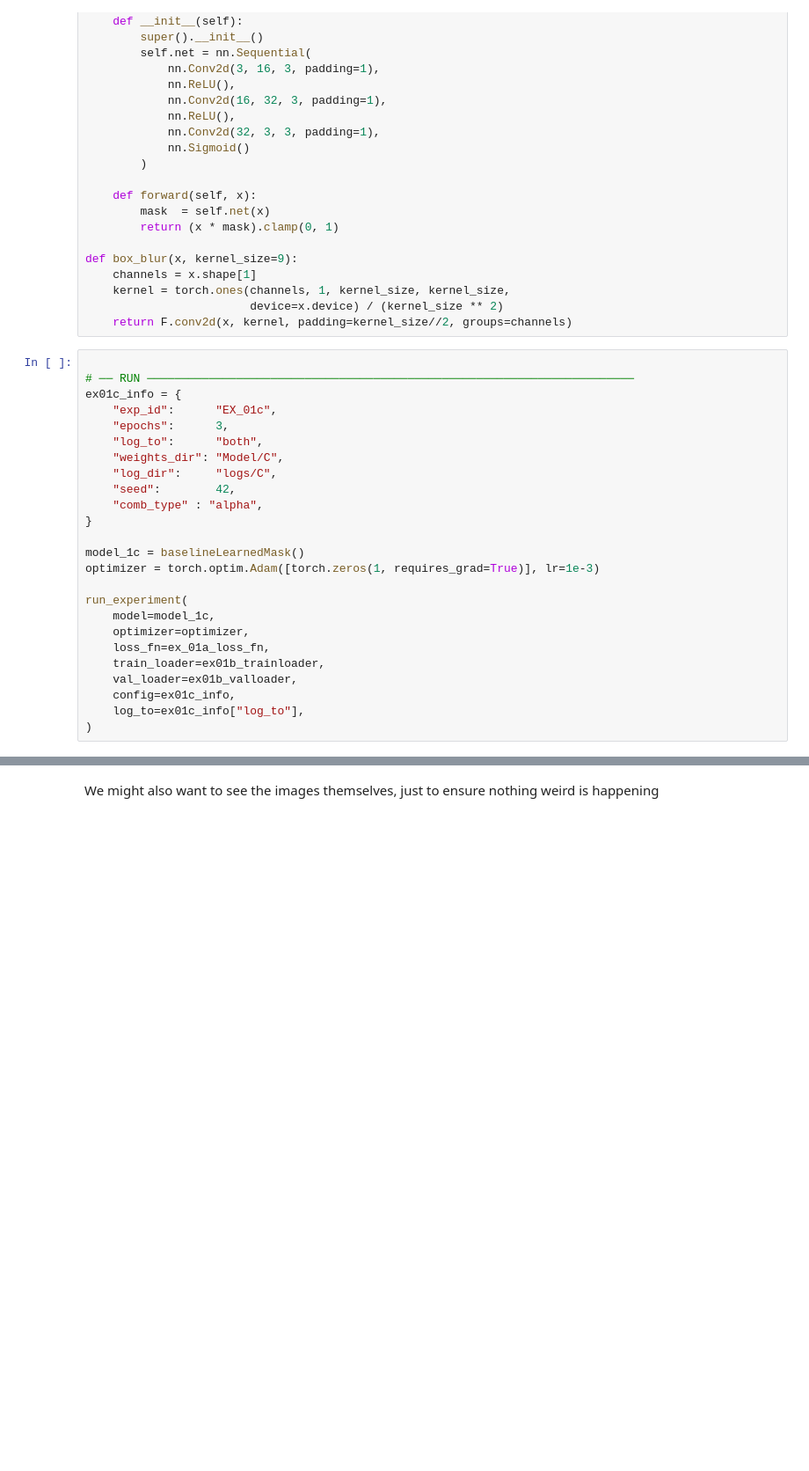
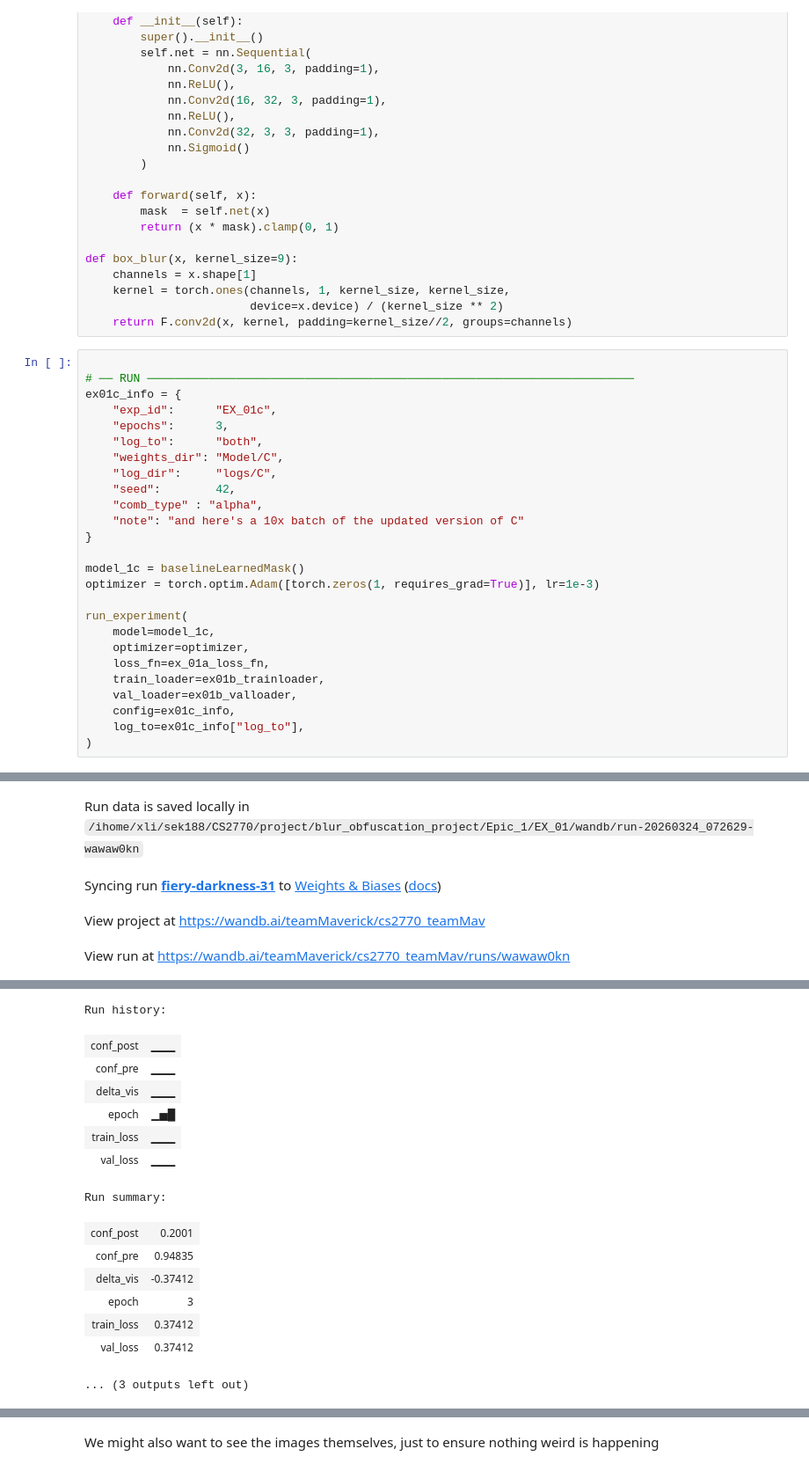
Before and after one commit to SodiKroehler/blur_obfuscation_project, a Jupyter notebook: Epic_1/EX_01/EX_01.ipynb, the cells around one changed output, grey strips where cells are left out. Shown at 88% size. Saved outputs shown, nothing was run; the diff lists cells and outputs as text; blank space fills up the shorter version.

```diff
--- a/Epic_1/EX_01/EX_01.ipynb
+++ b/Epic_1/EX_01/EX_01.ipynb
@@ -379,6 +364,7 @@ ex01c_info = {
     "log_dir":     "logs/C",
     "seed":        42,
     "comb_type" : "alpha",
+    "note": "and here's a 10x batch of the updated version of C"
 }
 
 model_1c = baselineLearnedMask()
@@ -393,3 +379,4 @@ run_experiment(
     config=ex01c_info,
     log_to=ex01c_info["log_to"],
 )
+# %% [output]
@@ -395,0 +386,4 @@ run_experiment(
+Run data is saved locally in /ihome/xli/sek188/CS2770/project/blur_obfuscation_project/Epic_1/EX_01/wandb/run-20260324_072629-wawaw0kn
+Syncing run fiery-darkness-31 to Weights & Biases (docs)
+View project at https://wandb.ai/teamMaverick/cs2770_teamMav
+View run at https://wandb.ai/teamMaverick/cs2770_teamMav/runs/wawaw0kn
@@ -396 +391,16 @@ run_experiment(
+Run history:
+| conf_post | ▁▁▁ |
+| conf_pre | ▁▁▁ |
+| delta_vis | ▁▁▁ |
+| epoch | ▁▅█ |
+| train_loss | ▁▁▁ |
+| val_loss | ▁▁▁ |
+Run summary:
+| conf_post | 0.2001 |
+| conf_pre | 0.94835 |
+| delta_vis | -0.37412 |
+| epoch | 3 |
+| train_loss | 0.37412 |
+| val_loss | 0.37412 |
+... (3 outputs left out)
 # %% [markdown]
```
Also changed, not shown: parts of 13 cells of this notebook, 6 other files.
